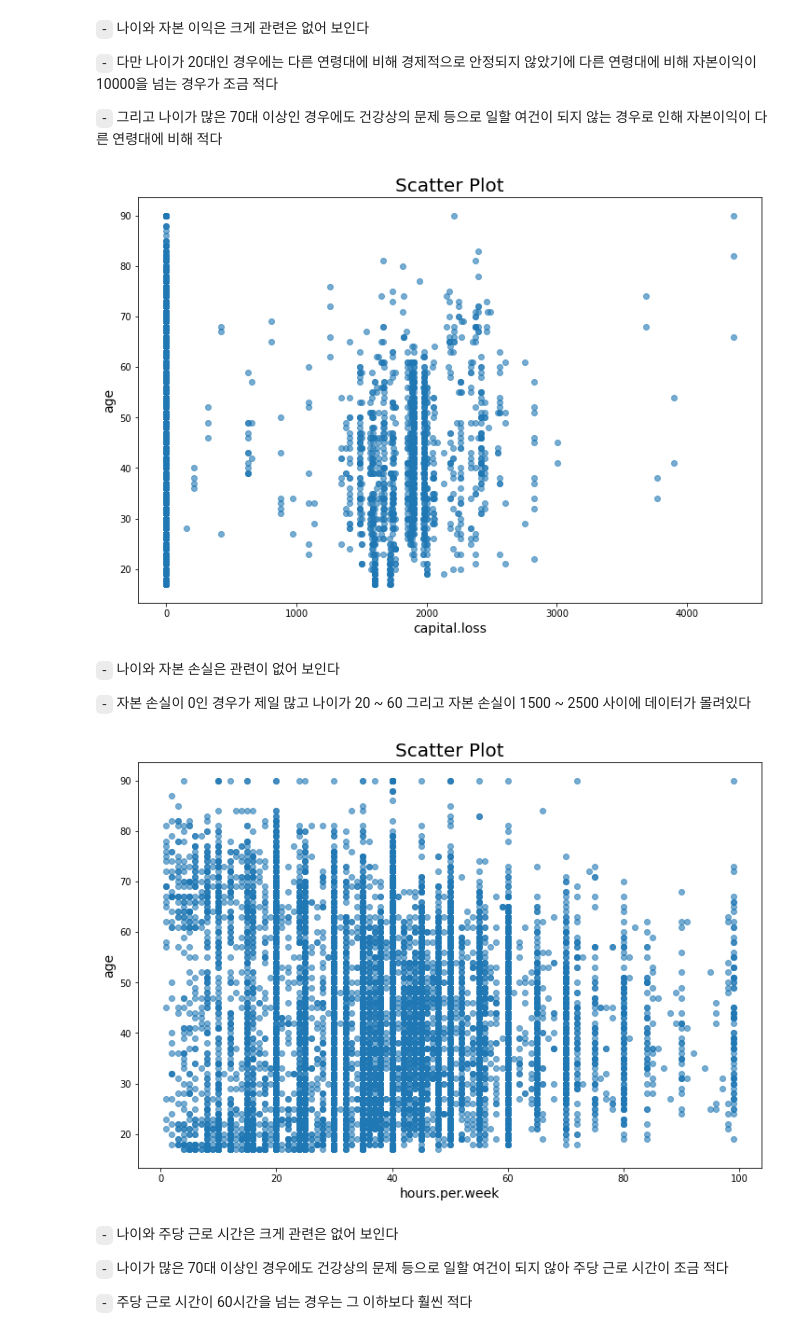
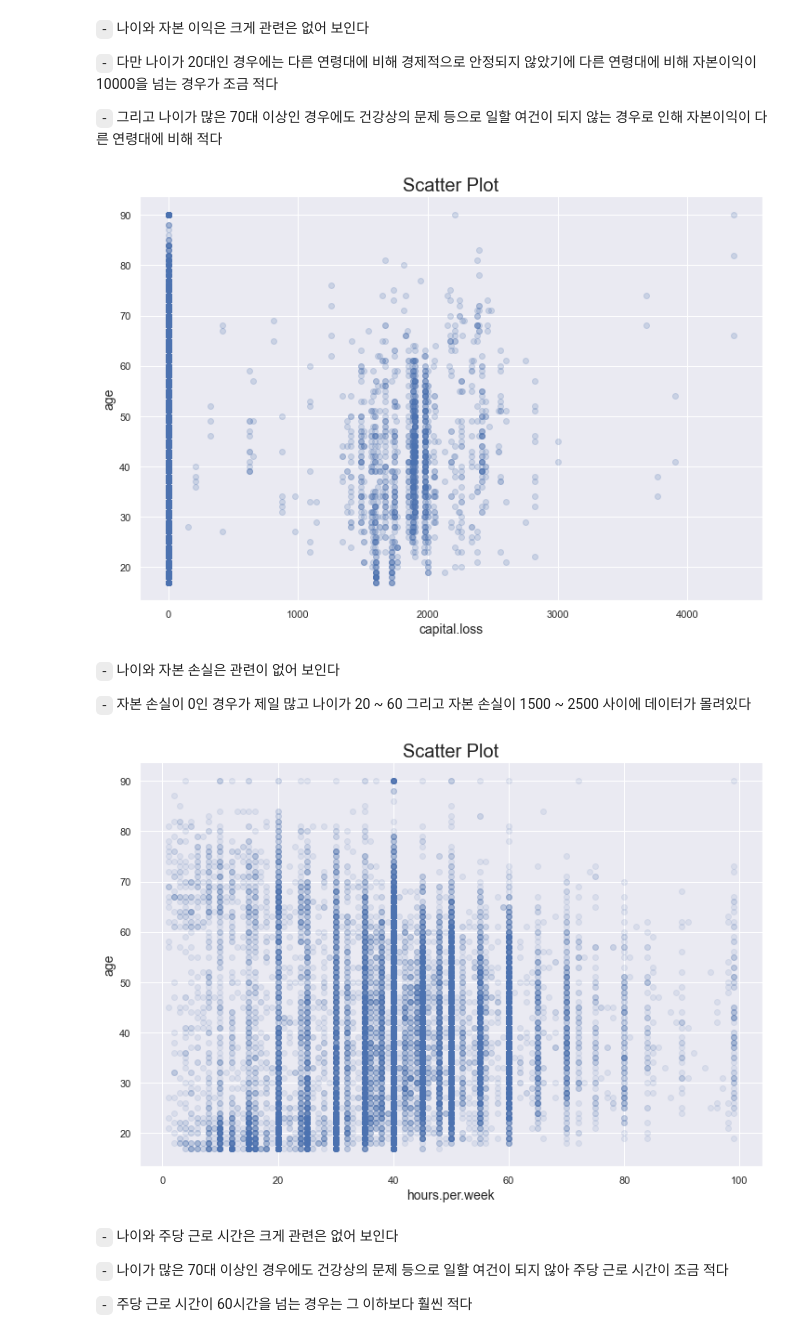
Before and after one commit to Jaesu26/study-blog, a Jupyter notebook: _notebooks/2021-09-08-빅데이터개론.ipynb, the cells around one changed output. Cells and saved outputs as stored; diff of their text form; code cells hidden in the pictures.

```diff
--- a/_notebooks/2021-09-08-빅데이터개론.ipynb
+++ b/_notebooks/2021-09-08-빅데이터개론.ipynb
@@ -174,6 +174,9 @@ ModeResult(mode=array(['Texas'], dtype=object), count=array([254]))
 > Note: 중심위치의 측도로서 최빈값은 하나의 봉이 있는 자료에서 유용함
 # %%
 import matplotlib.pyplot as plt
+import seaborn as sns
+
+sns.set_theme()
 # %%
 plt.figure(figsize = (12,8))
 plt.hist(county['poverty'], histtype = 'bar', bins = 20) # rwidth = 0.9는 히스토그램 막대기 사이 간격을 의미함
@@ -902,4 +906,9 @@ pd.crosstab(census['race'], census['income'], margins = True) / len(census['race
 - ref : [capital.gain](https://en.wikipedia.org/wiki/Capital_gain)
 
 - ref : [capital.loss](https://en.wikipedia.org/wiki/Capital_loss)|
+# %%
+import matplotlib.pyplot as plt
+import seaborn as sns
+
+sns.set_theme()
 # %%
@@ -997,26 +1004,26 @@ plt.show()
 `-` 그리고 나이가 많은 70대 이상인 경우에도 건강상의 문제 등으로 일할 여건이 되지 않는 경우로 인해 자본이익이 다른 연령대에 비해 적다
 # %%
 plt.figure(figsize = (12,8))
-plt.plot('capital.loss', 'age', data = census, linestyle = 'none', marker = 'o', alpha = 0.6)
+plt.plot('capital.loss', 'age', data = census, linestyle = 'none', marker = 'o', alpha = 0.2)
 plt.title('Scatter Plot', fontsize = 20)
 plt.xlabel('capital.loss', fontsize = 14)
 plt.ylabel('age', fontsize = 14)
 plt.show()
 # %% [output]
-[figure, old version]
+[figure, new version]
 # %% [markdown]
 `-` 나이와 자본 손실은 관련이 없어 보인다
 
 `-` 자본 손실이 0인 경우가 제일 많고 나이가 20 ~ 60 그리고 자본 손실이 1500 ~ 2500 사이에 데이터가 몰려있다
 # %%
 plt.figure(figsize = (12,8))
-plt.plot('hours.per.week', 'age', data = census, linestyle = 'none', marker = 'o', alpha = 0.6)
+plt.plot('hours.per.week', 'age', data = census, linestyle = 'none', marker = 'o', alpha = 0.1)
 plt.title('Scatter Plot', fontsize = 20)
 plt.xlabel('hours.per.week', fontsize = 14)
 plt.ylabel('age', fontsize = 14)
 plt.show()
 # %% [output]
-[figure, old version]
+[figure, new version]
 # %% [markdown]
 `-` 나이와 주당 근로 시간은 크게 관련은 없어 보인다
 
```
Also changed, not shown: parts of 24 cells of this notebook.
